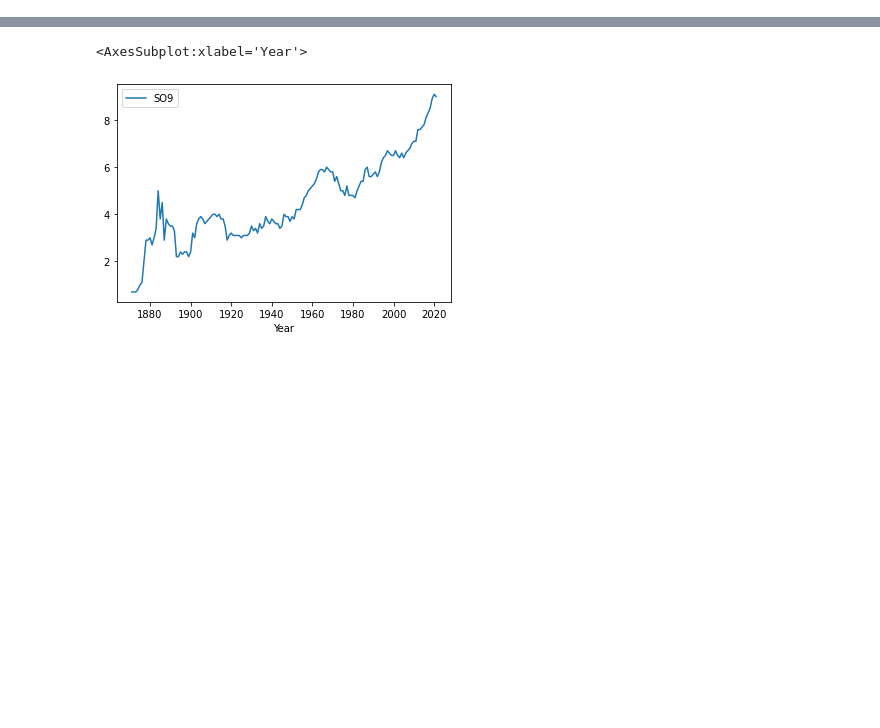
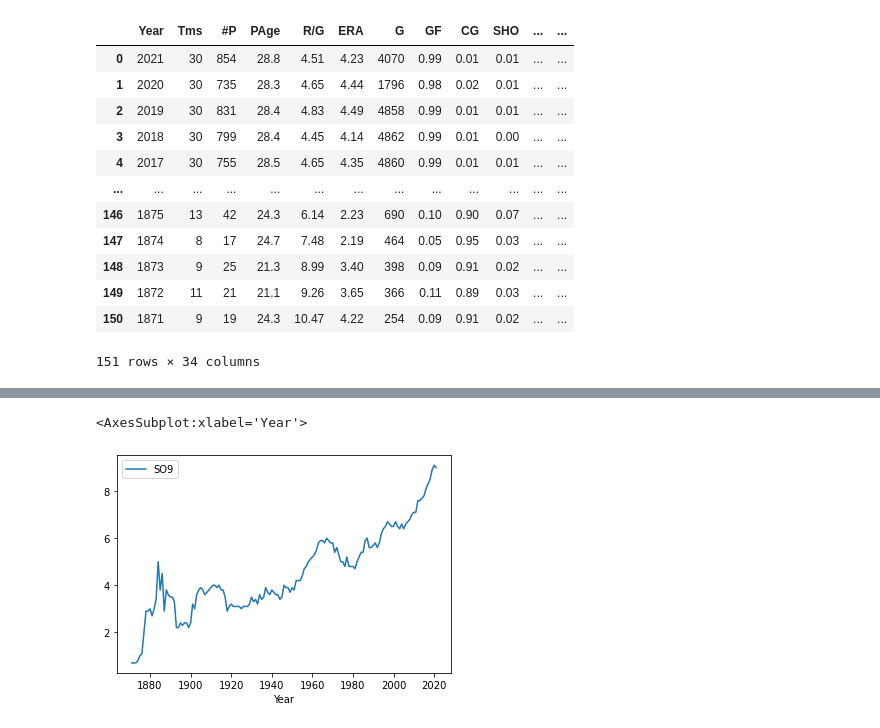
Before and after one commit to gcdean38/MSM_python, a Jupyter notebook: mutv/DDD0909.ipynb, the cells around one changed output, grey strips where cells are left out. Cells and saved outputs as stored; diff of their text form; code cells hidden in the pictures; blank space fills up the shorter version.

```diff
--- a/mutv/DDD0909.ipynb
+++ b/mutv/DDD0909.ipynb
@@ -14,0 +17,17 @@ yxy_pitching.head()
+# %%
+yxy_pitching['decade'] = yxy_pitching['Year'].astype(str).str[:3]+"0s"
+yxy_pitching
+# %% [output]
+|  | Year | Tms | #P | PAge | R/G | ERA | G | GF | CG | SHO | ... | ... |
+| 0 | 2021 | 30 | 854 | 28.8 | 4.51 | 4.23 | 4070 | 0.99 | 0.01 | 0.01 | ... | ... |
+| 1 | 2020 | 30 | 735 | 28.3 | 4.65 | 4.44 | 1796 | 0.98 | 0.02 | 0.01 | ... | ... |
+| 2 | 2019 | 30 | 831 | 28.4 | 4.83 | 4.49 | 4858 | 0.99 | 0.01 | 0.01 | ... | ... |
+| 3 | 2018 | 30 | 799 | 28.4 | 4.45 | 4.14 | 4862 | 0.99 | 0.01 | 0.00 | ... | ... |
+| 4 | 2017 | 30 | 755 | 28.5 | 4.65 | 4.35 | 4860 | 0.99 | 0.01 | 0.01 | ... | ... |
+| ... | ... | ... | ... | ... | ... | ... | ... | ... | ... | ... | ... | ... |
+| 146 | 1875 | 13 | 42 | 24.3 | 6.14 | 2.23 | 690 | 0.10 | 0.90 | 0.07 | ... | ... |
+| 147 | 1874 | 8 | 17 | 24.7 | 7.48 | 2.19 | 464 | 0.05 | 0.95 | 0.03 | ... | ... |
+| 148 | 1873 | 9 | 25 | 21.3 | 8.99 | 3.40 | 398 | 0.09 | 0.91 | 0.02 | ... | ... |
+| 149 | 1872 | 11 | 21 | 21.1 | 9.26 | 3.65 | 366 | 0.11 | 0.89 | 0.03 | ... | ... |
+| 150 | 1871 | 9 | 19 | 24.3 | 10.47 | 4.22 | 254 | 0.09 | 0.91 | 0.02 | ... | ... |
+151 rows × 34 columns
```
Also changed, not shown: parts of 5 cells of this notebook, 1 other file.
